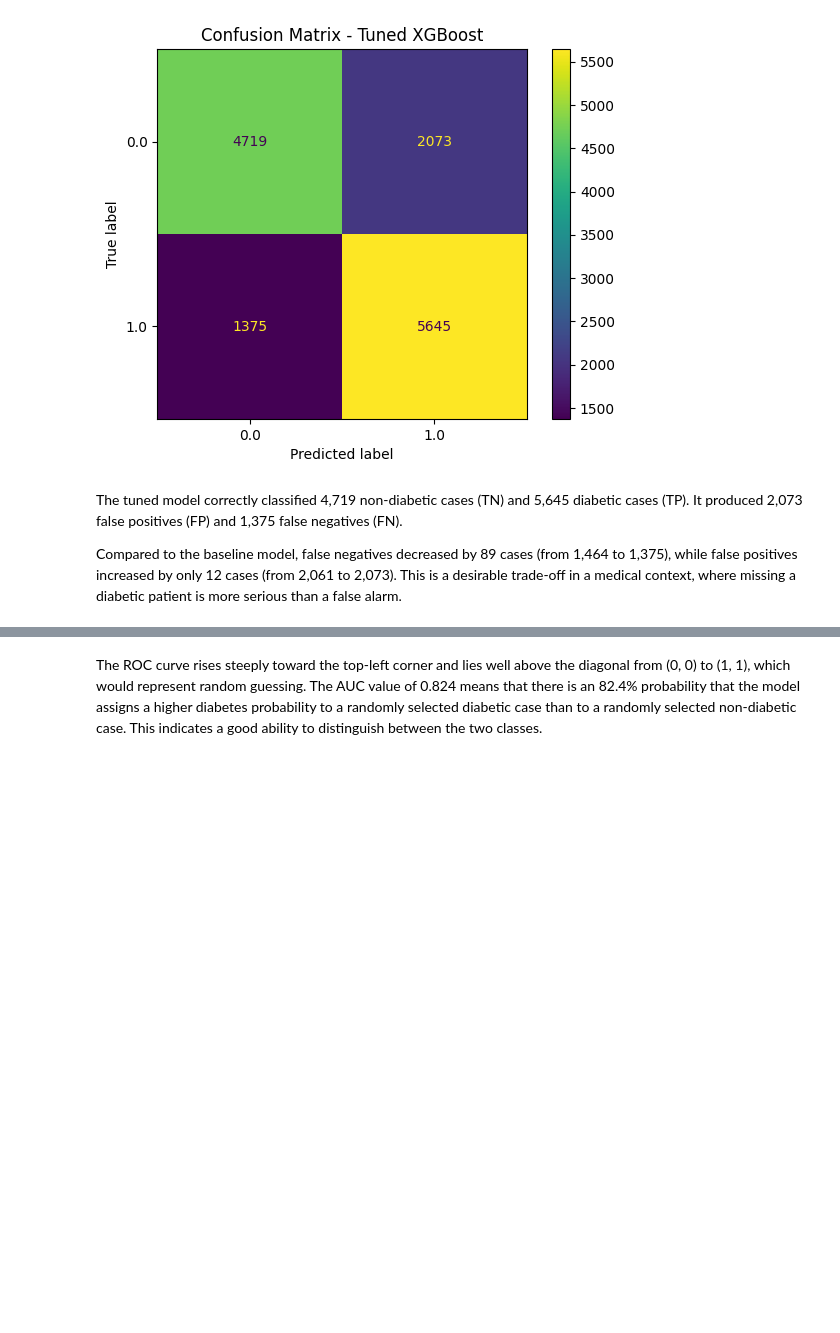
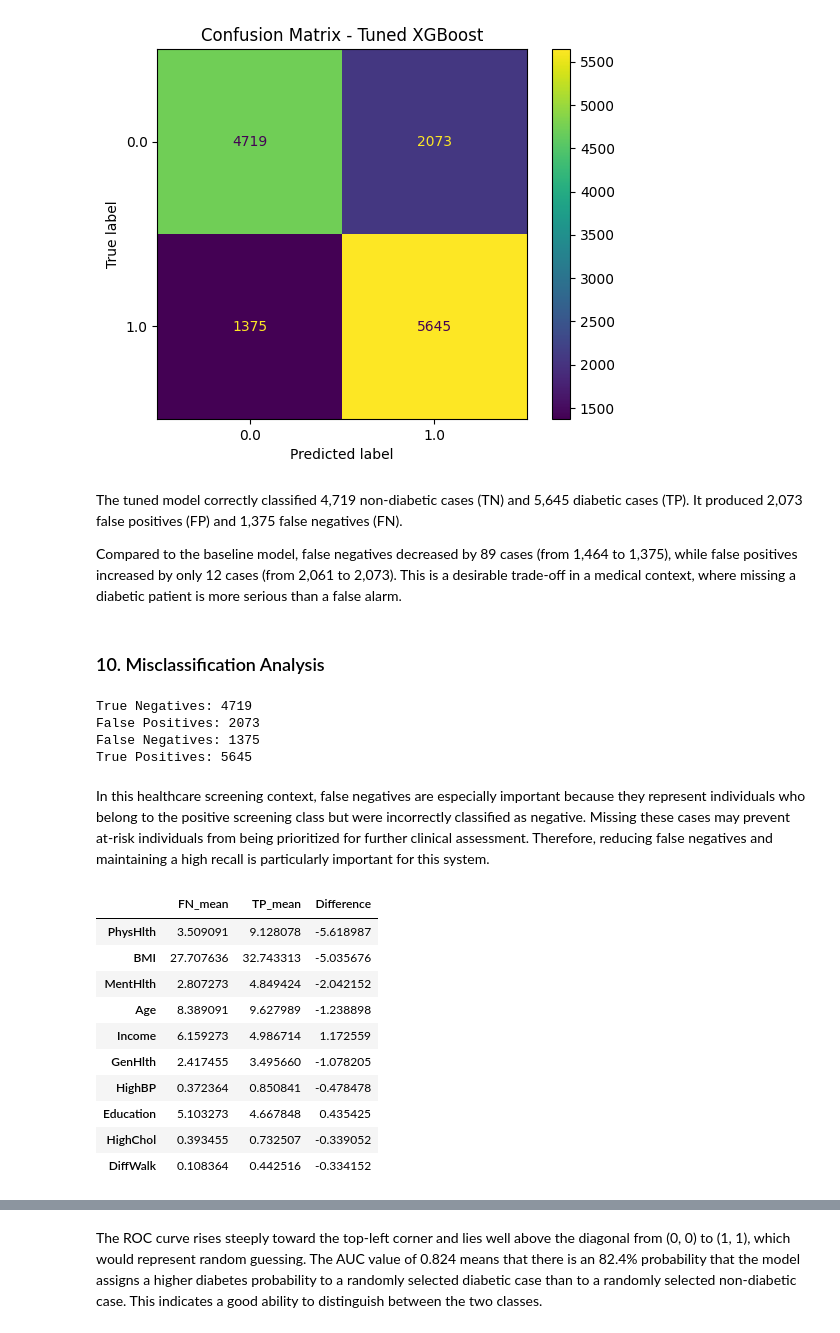
Before and after one commit to DeemaAlhudaithi/SW485-Project-Group3, a Jupyter notebook: Supervised_Learning/Phase1_XGBoost.ipynb, the cells around one changed output, grey strips where cells are left out. Drawn from its saved outputs; the diff is of its cells as text; code cells hidden in the pictures; blank space fills up the shorter version.

```diff
--- a/Supervised_Learning/Phase1_XGBoost.ipynb
+++ b/Supervised_Learning/Phase1_XGBoost.ipynb
@@ -207,3 +314,74 @@ plt.show()
 The tuned model correctly classified 4,719 non-diabetic cases (TN) and 5,645 diabetic cases (TP). It produced 2,073 false positives (FP) and 1,375 false negatives (FN).
 
 Compared to the baseline model, false negatives decreased by 89 cases (from 1,464 to 1,375), while false positives increased by only 12 cases (from 2,061 to 2,073). This is a desirable trade-off in a medical context, where missing a diabetic patient is more serious than a false alarm.
+# %% [markdown]
+### 10. Misclassification Analysis
+# %%
+# Extract the four values of the confusion matrix
+cm = confusion_matrix(y_test, y_pred_tuned)
+
+tn, fp, fn, tp = cm.ravel()   # ravel() turns the 2x2 table into one row: TN, FP, FN, TP
+
+print("True Negatives:", tn)
+print("False Positives:", fp)
+print("False Negatives:", fn)
+print("True Positives:", tp)
+# %% [output]
+True Negatives: 4719
+False Positives: 2073
+False Negatives: 1375
+True Positives: 5645
+# %% [markdown]
+In this healthcare screening context, false negatives are especially important because they represent individuals who belong to the positive screening class but were incorrectly classified as negative. Missing these cases may prevent at-risk individuals from being prioritized for further clinical assessment. Therefore, reducing false negatives and maintaining a high recall is particularly important for this system.
+# %%
+# Compare missed positives (FN) with correctly detected positives (TP)
+errors = X_test.copy()                  # copy of the test features
+
+errors["y_true"] = y_test.values        # actual class
+errors["y_pred"] = y_pred_tuned         # predicted class
+
+# False negatives: actually diabetic, predicted as non-diabetic
+fn_cases = errors[
+    (errors["y_true"] == 1) &
+    (errors["y_pred"] == 0)
+]
+
+# True positives: actually diabetic, predicted as diabetic
+tp_cases = errors[
+    (errors["y_true"] == 1) &
+    (errors["y_pred"] == 1)
+]
+
+# Average value of each feature for the FN cases and the TP cases
+fn_vs_tp = pd.DataFrame({
+    "FN_mean": fn_cases[X_test.columns].mean(),
+    "TP_mean": tp_cases[X_test.columns].mean()
+})
+
+# Difference between the two groups
+fn_vs_tp["Difference"] = (
+    fn_vs_tp["FN_mean"] -
+    fn_vs_tp["TP_mean"]
+)
+
+# Sort the features by the size of the difference (largest first)
+fn_vs_tp = fn_vs_tp.reindex(
+    fn_vs_tp["Difference"]
+    .abs()
+    .sort_values(ascending=False)
+    .index
+)
+
+fn_vs_tp.head(10)
+# %% [output]
+|  | FN_mean | TP_mean | Difference |
+| PhysHlth | 3.509091 | 9.128078 | -5.618987 |
+| BMI | 27.707636 | 32.743313 | -5.035676 |
+| MentHlth | 2.807273 | 4.849424 | -2.042152 |
+| Age | 8.389091 | 9.627989 | -1.238898 |
+| Income | 6.159273 | 4.986714 | 1.172559 |
+| GenHlth | 2.417455 | 3.495660 | -1.078205 |
+| HighBP | 0.372364 | 0.850841 | -0.478478 |
+| Education | 5.103273 | 4.667848 | 0.435425 |
+| HighChol | 0.393455 | 0.732507 | -0.339052 |
+| DiffWalk | 0.108364 | 0.442516 | -0.334152 |
```
Also changed, not shown: parts of 42 cells of this notebook.
